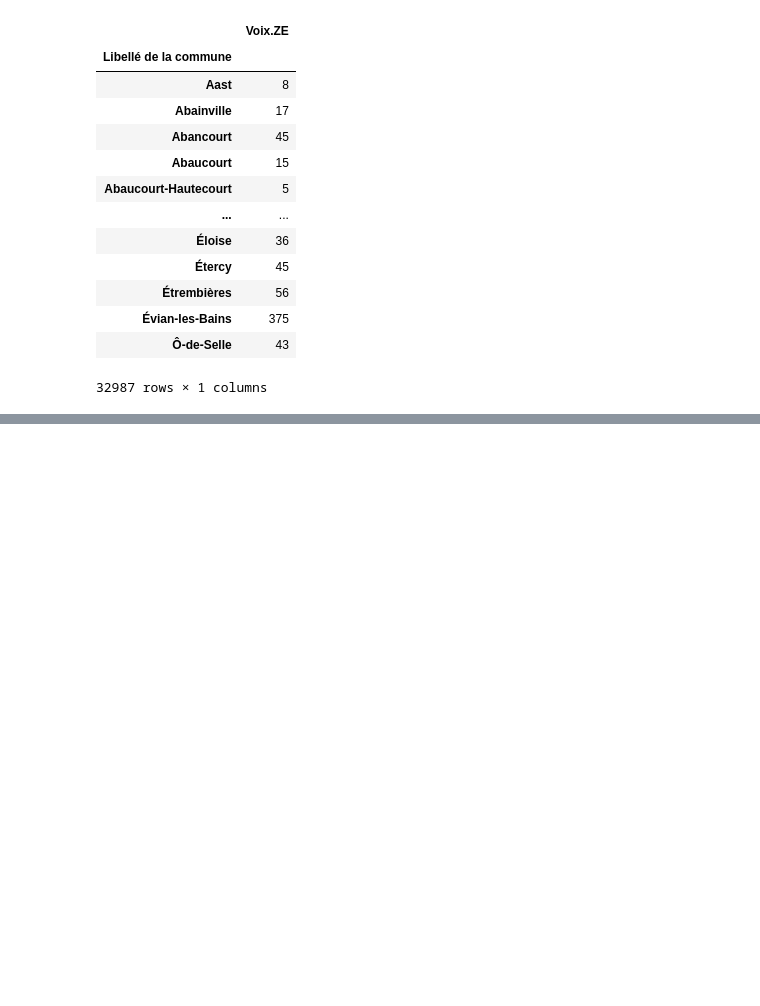
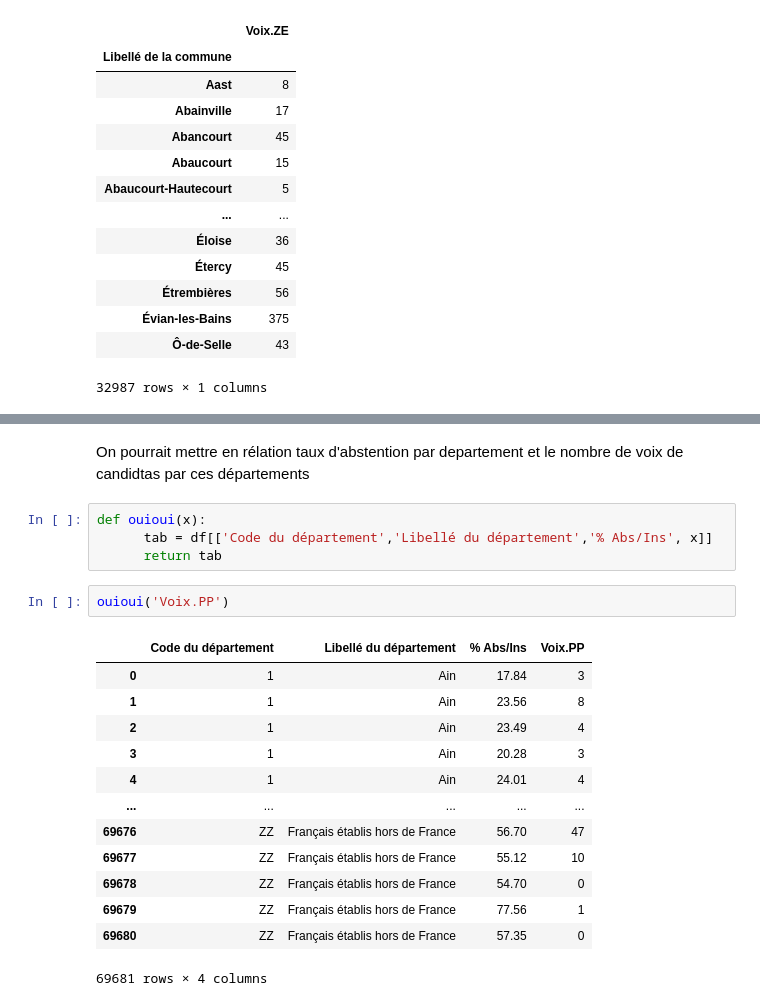
Before and after one commit to BaderEK/AnalyseDeDonnees, a Jupyter notebook: Groupe 2/Groupe 2/rendu.ipynb, the cells around one changed output, grey strips where cells are left out. Saved outputs shown, nothing was run; the diff lists cells and outputs as text; blank space fills up the shorter version.

```diff
--- a/Groupe 2/Groupe 2/rendu.ipynb
+++ b/Groupe 2/Groupe 2/rendu.ipynb
@@ -138,0 +227,22 @@ dftemp
+# %% [markdown]
+On pourrait mettre en rélation taux d'abstention par departement et le nombre de voix de candidtas par ces départements
+# %%
+def ouioui(x):
+      tab = df[['Code du département','Libellé du département','% Abs/Ins', x]]
+      return tab
+# %%
+ouioui('Voix.PP')
+# %% [output]
+|  | Code du département | Libellé du département | % Abs/Ins | Voix.PP |
+| 0 | 1 | Ain | 17.84 | 3 |
+| 1 | 1 | Ain | 23.56 | 8 |
+| 2 | 1 | Ain | 23.49 | 4 |
+| 3 | 1 | Ain | 20.28 | 3 |
+| 4 | 1 | Ain | 24.01 | 4 |
+| ... | ... | ... | ... | ... |
+| 69676 | ZZ | Français établis hors de France | 56.70 | 47 |
+| 69677 | ZZ | Français établis hors de France | 55.12 | 10 |
+| 69678 | ZZ | Français établis hors de France | 54.70 | 0 |
+| 69679 | ZZ | Français établis hors de France | 77.56 | 1 |
+| 69680 | ZZ | Français établis hors de France | 57.35 | 0 |
+69681 rows × 4 columns
```
Also changed, not shown: parts of 8 cells of this notebook, 1 other file.
